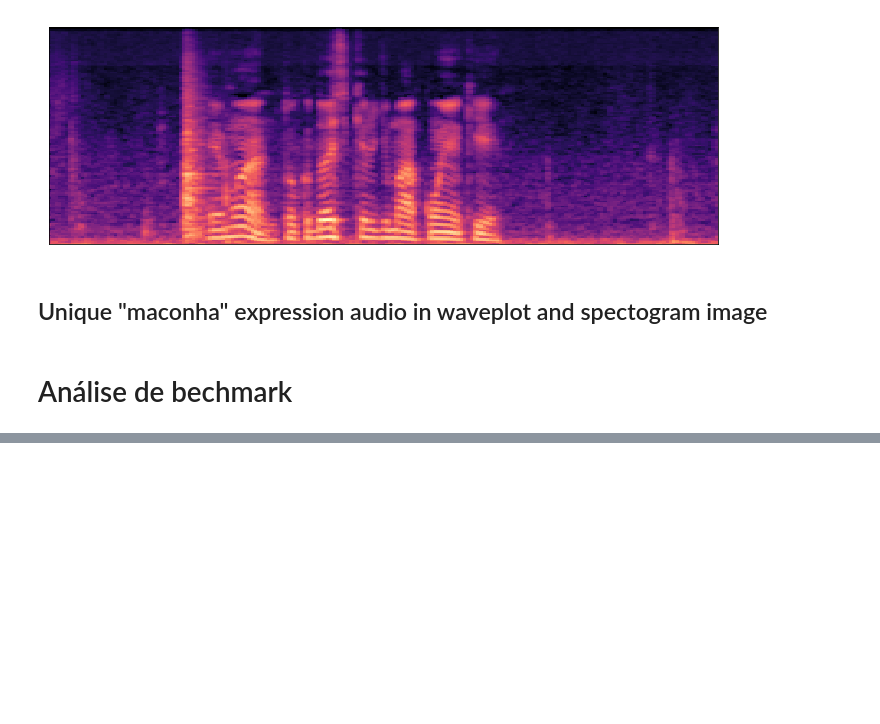
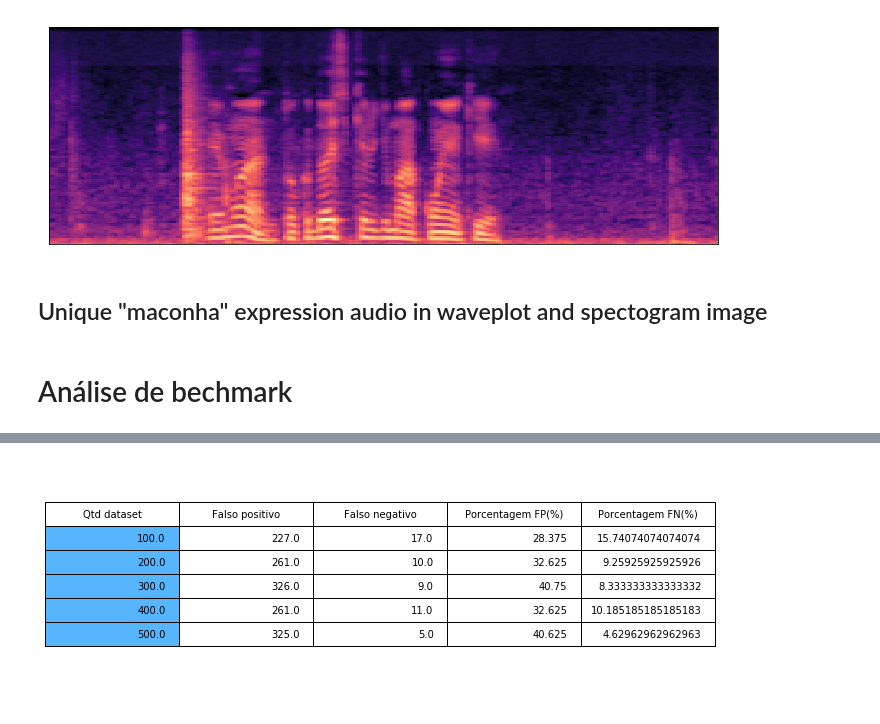
Before and after one commit to joberthrogers18/Machine-learning-training-PIBIC, a Jupyter notebook: try_speech/SimpleRecognitionAudio/DeadSimpleSpeechRecognition.ipynb, the cells around one changed output, grey strips where cells are left out. Drawn from its saved outputs; the diff is of its cells as text; code cells hidden in the pictures; blank space fills up the shorter version.

```diff
--- a/try_speech/SimpleRecognitionAudio/DeadSimpleSpeechRecognition.ipynb
+++ b/try_speech/SimpleRecognitionAudio/DeadSimpleSpeechRecognition.ipynb
@@ -297,0 +397,4 @@ plt.show()
+# %%
+plot_table_csv('save_test3.csv')
+# %% [output]
+[figure, added]
```
Also changed, not shown: parts of 16 cells of this notebook, 1 other file.
